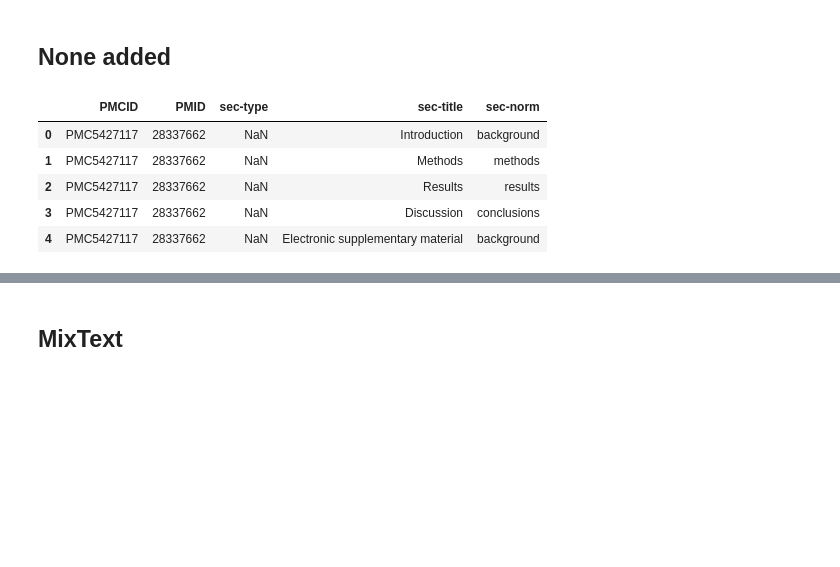
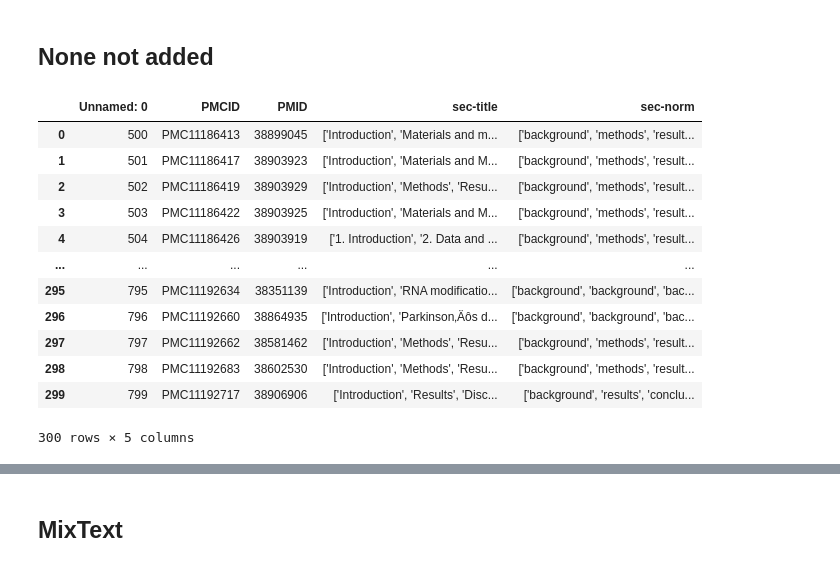
Before and after one commit to sylvey/section_normalization, a Jupyter notebook: BERT-CRF.ipynb, the cells around one changed output, grey strips where cells are left out. Saved outputs shown, nothing was run; the diff lists cells and outputs as text; code cells hidden in the pictures; blank space fills up the shorter version.

```diff
--- a/BERT-CRF.ipynb
+++ b/BERT-CRF.ipynb
@@ -1,14 +1,21 @@
 # %% [markdown]
-## None added
+## None not added
 # %%
 import pandas as pd
-
-df = pd.read_csv('Processed_Headings/normalized_section_data 2.csv')
-df.head()
+train_df = pd.read_csv('Processed_Headings/seq_for_manual_labeled_removed_duplicate3.csv')
+test_df = pd.read_csv('Processed_Headings/manual_labels_test - first_200.csv')
+train_df
 # %% [output]
-|  | PMCID | PMID | sec-type | sec-title | sec-norm |
-| 0 | PMC5427117 | 28337662 | NaN | Introduction | background |
-| 1 | PMC5427117 | 28337662 | NaN | Methods | methods |
-| 2 | PMC5427117 | 28337662 | NaN | Results | results |
-| 3 | PMC5427117 | 28337662 | NaN | Discussion | conclusions |
-| 4 | PMC5427117 | 28337662 | NaN | Electronic supplementary material | background |
+|  | Unnamed: 0 | PMCID | PMID | sec-title | sec-norm |
+| 0 | 500 | PMC11186413 | 38899045 | ['Introduction', 'Materials and m... | ['background', 'methods', 'result... |
+| 1 | 501 | PMC11186417 | 38903923 | ['Introduction', 'Materials and M... | ['background', 'methods', 'result... |
+| 2 | 502 | PMC11186419 | 38903929 | ['Introduction', 'Methods', 'Resu... | ['background', 'methods', 'result... |
+| 3 | 503 | PMC11186422 | 38903925 | ['Introduction', 'Materials and M... | ['background', 'methods', 'result... |
+| 4 | 504 | PMC11186426 | 38903919 | ['1. Introduction', '2. Data and ... | ['background', 'methods', 'result... |
+| ... | ... | ... | ... | ... | ... |
+| 295 | 795 | PMC11192634 | 38351139 | ['Introduction', 'RNA modificatio... | ['background', 'background', 'bac... |
+| 296 | 796 | PMC11192660 | 38864935 | ['Introduction', 'Parkinson‚Äôs d... | ['background', 'background', 'bac... |
+| 297 | 797 | PMC11192662 | 38581462 | ['Introduction', 'Methods', 'Resu... | ['background', 'methods', 'result... |
+| 298 | 798 | PMC11192683 | 38602530 | ['Introduction', 'Methods', 'Resu... | ['background', 'methods', 'result... |
+| 299 | 799 | PMC11192717 | 38906906 | ['Introduction', 'Results', 'Disc... | ['background', 'results', 'conclu... |
+300 rows × 5 columns
```
Also changed, not shown: parts of 99 cells of this notebook, 7 other files.
